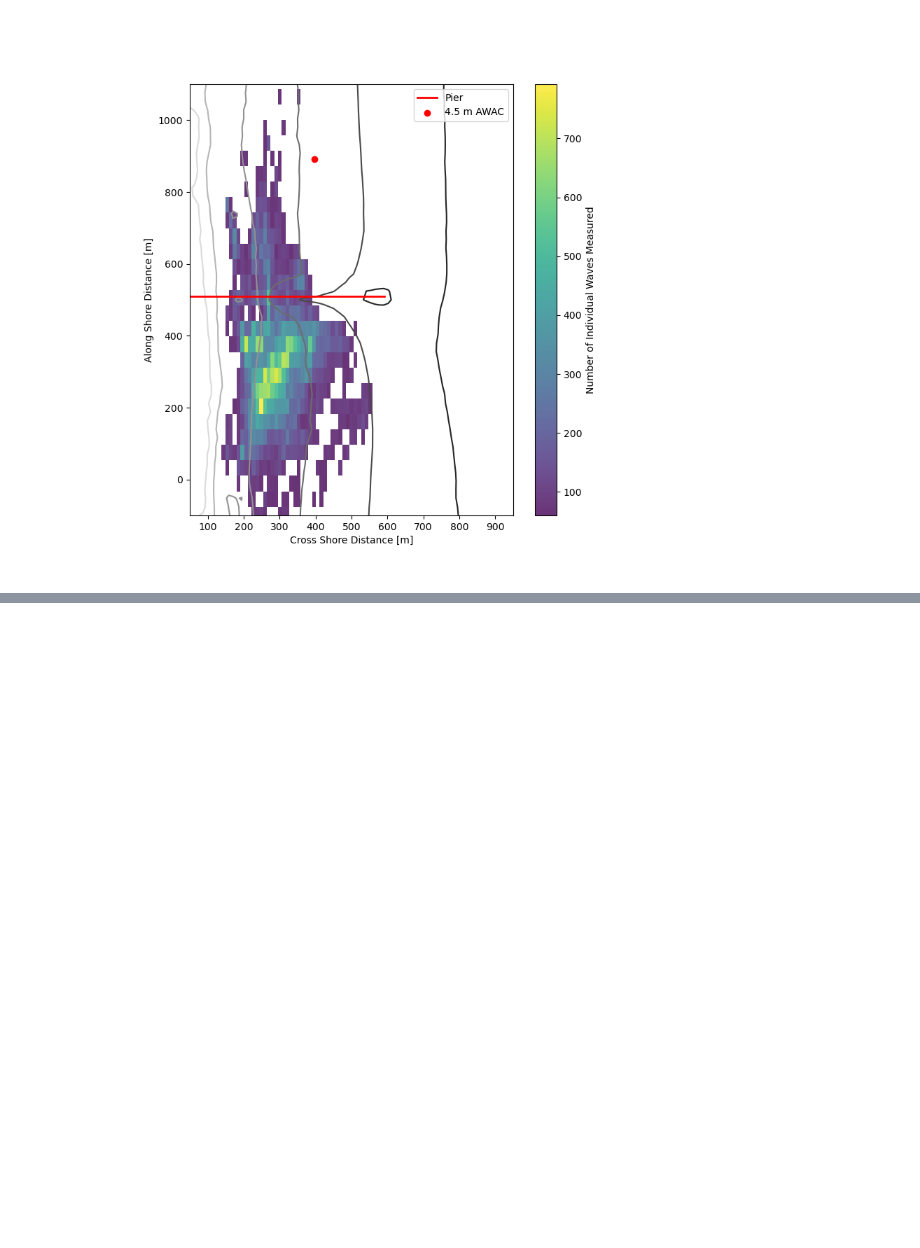
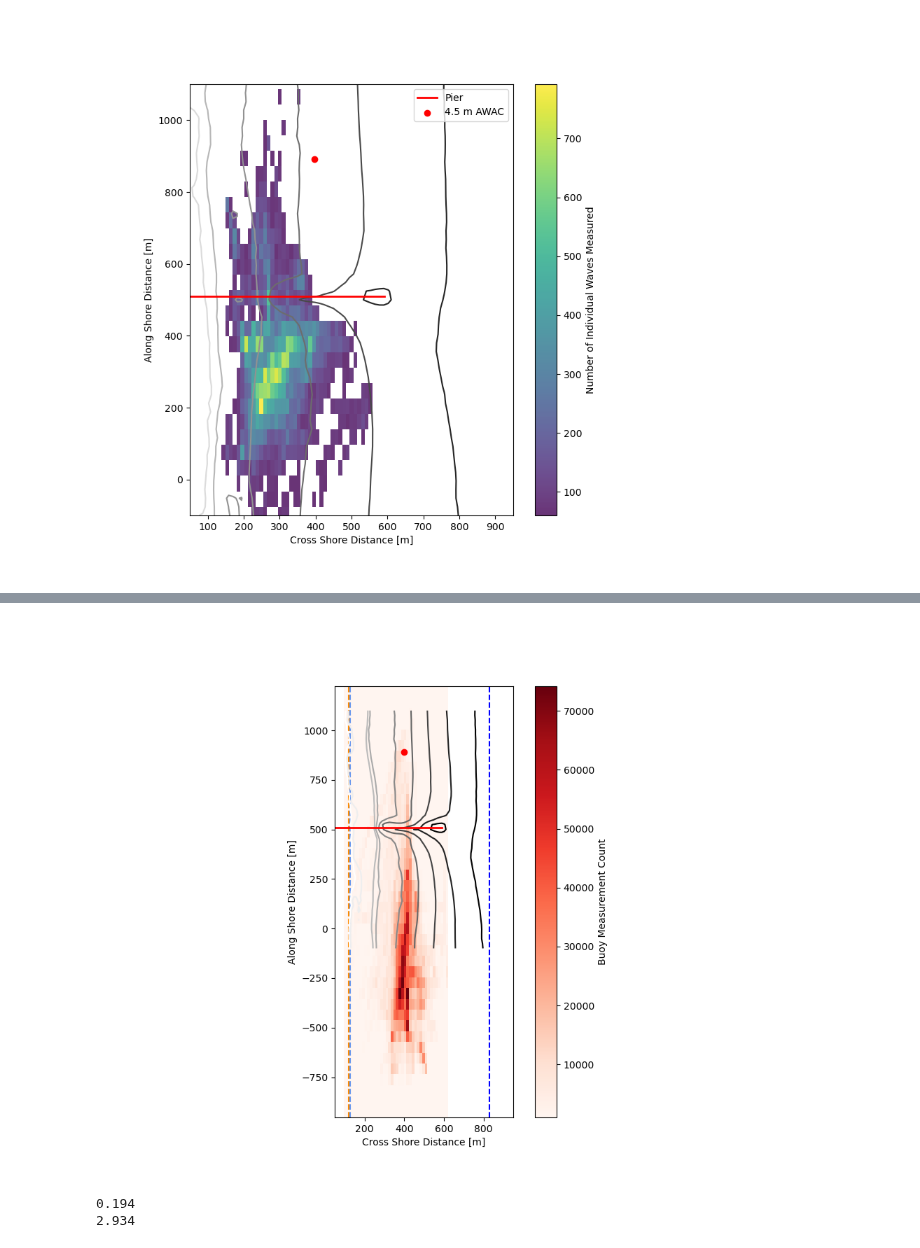
Before and after one commit to SASlabgroup/DUNEXMainExp, a Jupyter notebook: analysis/wave_density.ipynb, the cells around one changed output, grey strips where cells are left out. Cells and saved outputs as stored; diff of their text form; code cells hidden in the pictures; blank space fills up the shorter version.

```diff
--- a/analysis/wave_density.ipynb
+++ b/analysis/wave_density.ipynb
@@ -207,0 +216,49 @@ h.nonzero()
+# %%
+fig, ax = plt.subplots(figsize=(8,8))
+
+bathy_dataset = nc.Dataset(bathy_file)
+xFRF_grid, yFRF_grid = np.meshgrid(bathy_dataset['xFRF'][:],
+                                    bathy_dataset['yFRF'][:])
+bathy = bathy_dataset['elevation'][0,:,:]
+
+# get shoreline and average surfzone location
+shoreline_location = np.interp(0, np.flip(np.nanmean(bathy, axis=0)), np.flip(bathy_dataset['xFRF'][:]))
+gamma = 0.35
+dataset_8marray = nc.Dataset('../microSWIFT_data/FRFdata/FRF-ocean_waves_8m-array_202110.nc')
+hs_min = np.min(dataset_8marray['waveHs'][:])
+hs_max = np.max(dataset_8marray['waveHs'][:])
+break_depth_min = hs_min / gamma
+break_depth_max = hs_max / gamma
+xs_gamma_location_min = np.interp(-break_depth_min, np.flip(np.nanmean(bathy, axis=0)), np.flip(bathy_dataset['xFRF'][:]))
+xs_gamma_location_max = np.interp(-break_depth_max, np.flip(np.nanmean(bathy, axis=0)), np.flip(bathy_dataset['xFRF'][:]))
+ax.axvline(shoreline_location, label='Shoreline location', color='darkorange', linestyle='dashed')
+ax.axvline(xs_gamma_location_min, label='Minimum Surf Zone Edge', color='cornflowerblue', linestyle='dashed')
+ax.axvline(xs_gamma_location_max, label='Maximum Surf Zone Edge', color='b', linestyle='dashed')
+
+# Plot microSWIFT measurement locations
+ax.contour(xFRF_grid, yFRF_grid, bathy, levels=[-8, -7, -6, -5, -4, -3, -2.5, -1, -0.5], cmap='gray')
+h, xedges, yedges = np.histogram2d(x_locs_all, y_locs_all, bins=(40, 40), density=False)
+X, Y = np.meshgrid(xedges, yedges)
+map = ax.pcolormesh(X, Y, h, vmin=1000, cmap='Reds')
+cbar = fig.colorbar(map, ax=ax)
+cbar.set_label('Buoy Measurement Count')
+ax.plot([50,591],[510,510], linewidth=2, color='r', label='Pier') # coordinates of pier
+awac4p5m_location = [397.35, 890.98] # Converted from lat lon locations
+                                     # published on FRF data portal
+ax.scatter(awac4p5m_location[0],awac4p5m_location[1],
+           color='r', label='4.5 meter AWAC')
+
+ax.set_xlabel('Cross Shore Distance [m]')
+ax.set_ylabel('Along Shore Distance [m]')
+ax.set_aspect('equal')
+ax.legend()
+
+bathy_dataset.close()
+# %% [output]
+[figure, added]
+# %%
+print(np.round(hs_min, decimals=3))
+print(np.round(hs_max, decimals=3))
+# %% [output]
+0.194
+2.934
```
Also changed, not shown: parts of 6 cells of this notebook, 6 other files.
